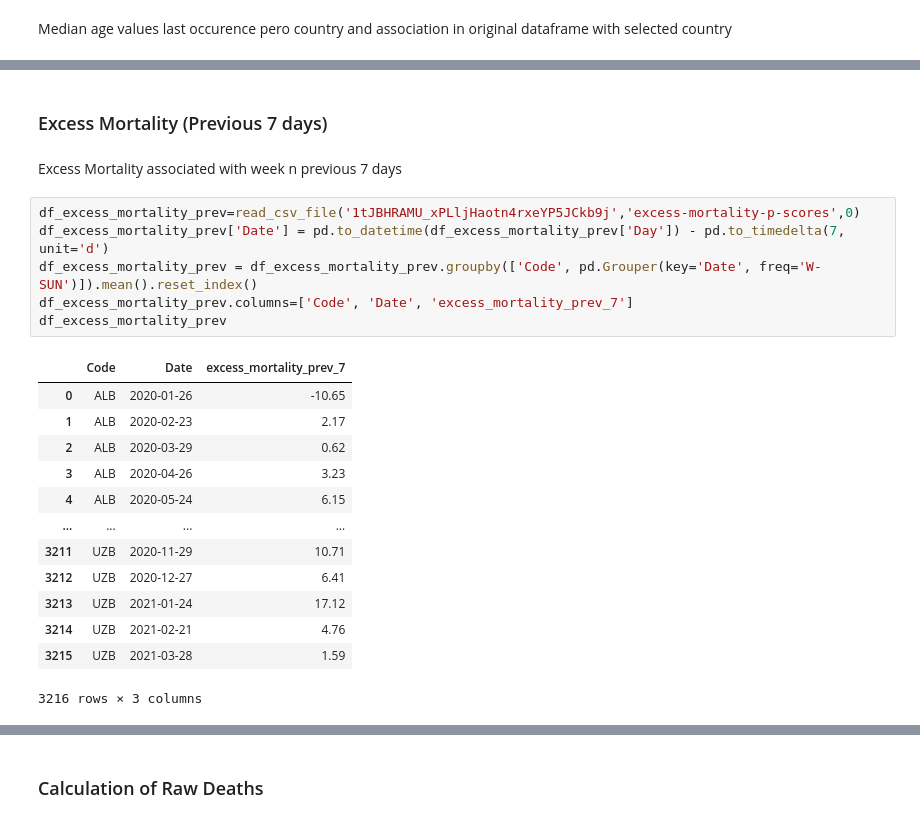
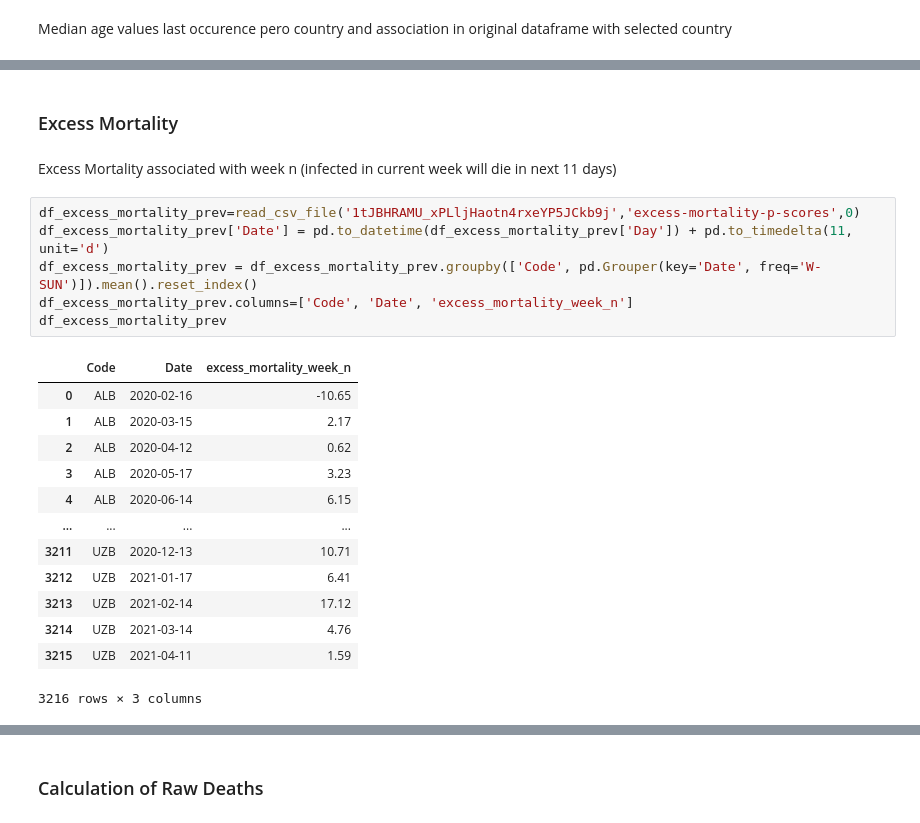
Before and after one commit to lucasbotellaroca/Covid-19_Reproduction_Rate_Estimator, a Jupyter notebook: data_cleaning.ipynb, the cells around one changed output, grey strips where cells are left out. Drawn from its saved outputs; the diff is of its cells as text.

```diff
--- a/data_cleaning.ipynb
+++ b/data_cleaning.ipynb
@@ -691,27 +695,27 @@ df_merge
 7916 rows × 35 columns
 # %% [markdown]
-### Excess Mortality (Previous 7 days)
+### Excess Mortality
 # %% [markdown]
-Excess Mortality associated with week n previous 7 days
+Excess Mortality associated with week n (infected in current week will die in next 11 days)
 # %%
 df_excess_mortality_prev=read_csv_file('1tJBHRAMU_xPLljHaotn4rxeYP5JCkb9j','excess-mortality-p-scores',0)
-df_excess_mortality_prev['Date'] = pd.to_datetime(df_excess_mortality_prev['Day']) - pd.to_timedelta(7, unit='d')
+df_excess_mortality_prev['Date'] = pd.to_datetime(df_excess_mortality_prev['Day']) + pd.to_timedelta(11, unit='d')
 df_excess_mortality_prev = df_excess_mortality_prev.groupby(['Code', pd.Grouper(key='Date', freq='W-SUN')]).mean().reset_index()
-df_excess_mortality_prev.columns=['Code', 'Date', 'excess_mortality_prev_7']
+df_excess_mortality_prev.columns=['Code', 'Date', 'excess_mortality_week_n']
 df_excess_mortality_prev
 # %% [output]
-|  | Code | Date | excess_mortality_prev_7 |
-| 0 | ALB | 2020-01-26 | -10.65 |
-| 1 | ALB | 2020-02-23 | 2.17 |
-| 2 | ALB | 2020-03-29 | 0.62 |
-| 3 | ALB | 2020-04-26 | 3.23 |
-| 4 | ALB | 2020-05-24 | 6.15 |
+|  | Code | Date | excess_mortality_week_n |
+| 0 | ALB | 2020-02-16 | -10.65 |
+| 1 | ALB | 2020-03-15 | 2.17 |
+| 2 | ALB | 2020-04-12 | 0.62 |
+| 3 | ALB | 2020-05-17 | 3.23 |
+| 4 | ALB | 2020-06-14 | 6.15 |
 | ... | ... | ... | ... |
-| 3211 | UZB | 2020-11-29 | 10.71 |
-| 3212 | UZB | 2020-12-27 | 6.41 |
-| 3213 | UZB | 2021-01-24 | 17.12 |
-| 3214 | UZB | 2021-02-21 | 4.76 |
-| 3215 | UZB | 2021-03-28 | 1.59 |
+| 3211 | UZB | 2020-12-13 | 10.71 |
+| 3212 | UZB | 2021-01-17 | 6.41 |
+| 3213 | UZB | 2021-02-14 | 17.12 |
+| 3214 | UZB | 2021-03-14 | 4.76 |
+| 3215 | UZB | 2021-04-11 | 1.59 |
 3216 rows × 3 columns
 # %%
 df_merge = pd.merge(df_merge, df_excess_mortality_prev, on=["Code", "Date"], how="left")
```
Also changed, not shown: parts of 43 cells of this notebook.
